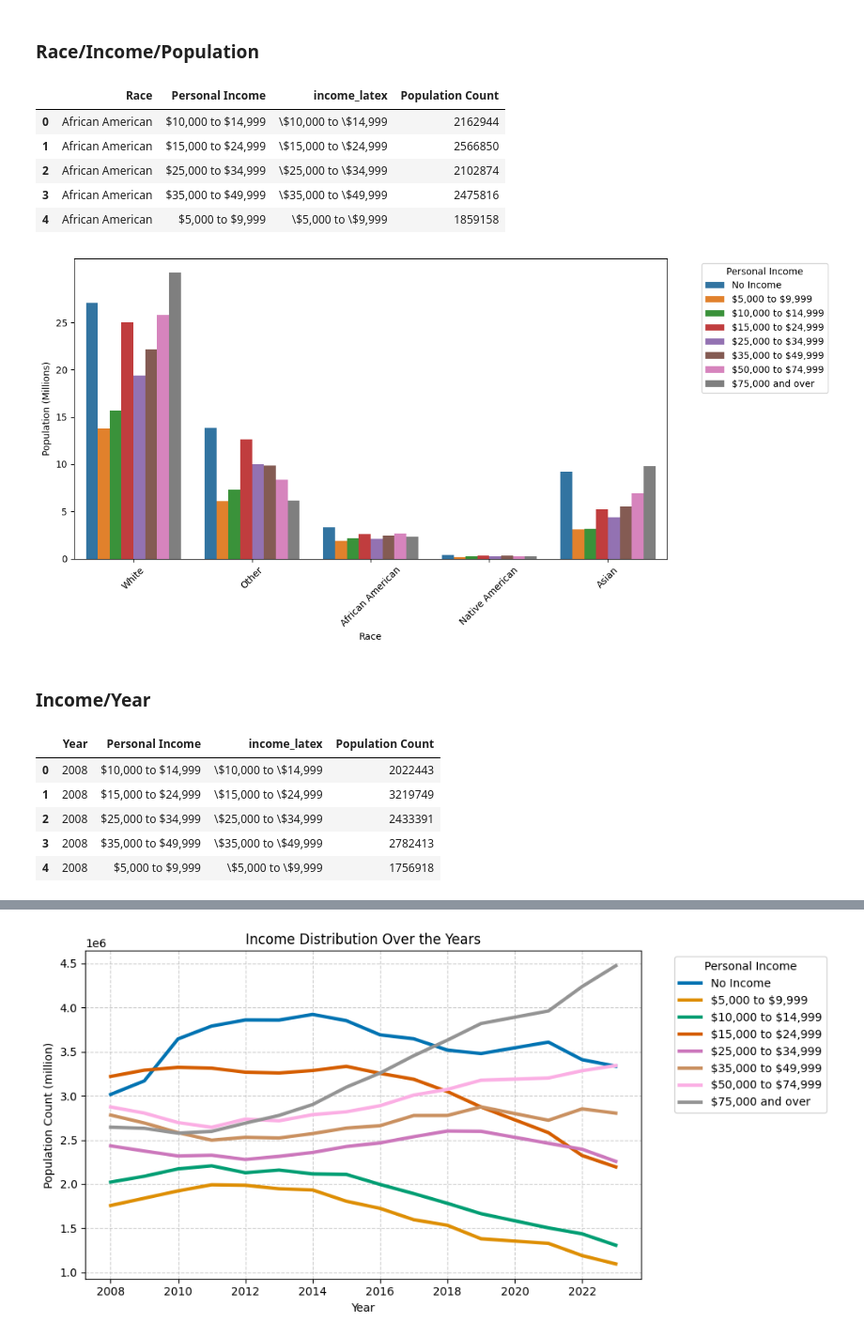
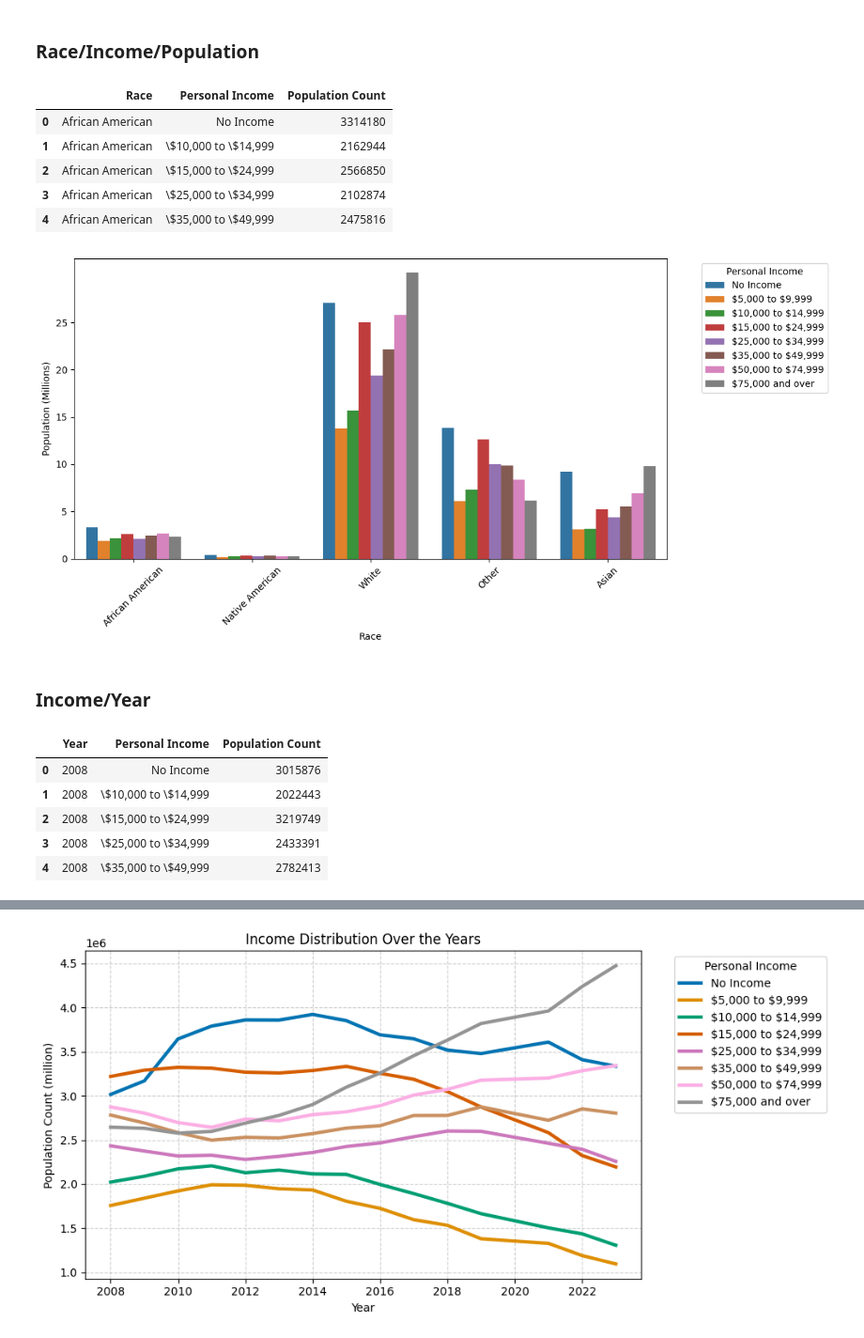
Before and after one commit to ibrahimmkhalid/housing-crisis-california-project, a Jupyter notebook: 3_visualizations.ipynb, the cells around one changed output, grey strips where cells are left out. Shown: that part at 94% size. Saved outputs shown, nothing was run; the diff lists cells and outputs as text; code cells hidden in the pictures.

```diff
--- a/3_visualizations.ipynb
+++ b/3_visualizations.ipynb
@@ -15,3 +15,9 @@ data_paths = {
 ## Demographics
 # %% [markdown]
 #### Helper functions
+# %%
+df = pd.read_csv(data_paths["data.gov_personal_income"])
+df["Year"] = df["Year"].astype(int)
+df["Population Count"] = df["Population Count"].apply(lambda x: x.replace(",", "")).astype(int)
+df["Personal Income"] = df["Personal Income"].apply(lambda x: x.replace("$", "\\$"))
+df.head()
@@ -23,15 +36,14 @@ def reorder_column(df, col, order):
 
 income_order = [
     "No Income",
-    "$5,000 to $9,999",
-    "$10,000 to $14,999",
-    "$15,000 to $24,999",
-    "$25,000 to $34,999",
-    "$35,000 to $49,999",
-    "$50,000 to $74,999",
-    "$75,000 and over",
+    "\\$5,000 to \\$9,999",
+    "\\$10,000 to \\$14,999",
+    "\\$15,000 to \\$24,999",
+    "\\$25,000 to \\$34,999",
+    "\\$35,000 to \\$49,999",
+    "\\$50,000 to \\$74,999",
+    "\\$75,000 and over",
 ]
-income_order_latex = [str(x).replace("$", "\\$") for x in income_order]
 
 edu_order = [
     "No high school diploma",
@@ -39,9 +51,3 @@ edu_order = [
     "Some college, less than 4-yr degree",
     "Bachelor's degree or higher",
 ]
-# %%
-df = pd.read_csv(data_paths["data.gov_personal_income"])
-df["Year"] = df["Year"].astype(int)
-df["Population Count"] = df["Population Count"].apply(lambda x: x.replace(",", "")).astype(int)
-df["income_latex"] = df["Personal Income"].apply(lambda x: x.replace("$", "\\$"))
-df.head()
@@ -267,43 +266,43 @@ rip_df = (
         & (df["Educational Attainment"] != "Children under 15")
     ]
     .drop(columns=["Year", "Age", "Gender", "Educational Attainment"])
-    .groupby(["Race", "Personal Income", "income_latex"])
+    .groupby(["Race", "Personal Income"])
     .sum()
     .reset_index()
     .copy()
 )
 rip_df.head()
 # %% [output]
-|  | Race | Personal Income | income_latex | Population Count |
-| 0 | African American | $10,000 to $14,999 | \$10,000 to \$14,999 | 2162944 |
-| 1 | African American | $15,000 to $24,999 | \$15,000 to \$24,999 | 2566850 |
-| 2 | African American | $25,000 to $34,999 | \$25,000 to \$34,999 | 2102874 |
-| 3 | African American | $35,000 to $49,999 | \$35,000 to \$49,999 | 2475816 |
-| 4 | African American | $5,000 to $9,999 | \$5,000 to \$9,999 | 1859158 |
+|  | Race | Personal Income | Population Count |
+| 0 | African American | No Income | 3314180 |
+| 1 | African American | \$10,000 to \$14,999 | 2162944 |
+| 2 | African American | \$15,000 to \$24,999 | 2566850 |
+| 3 | African American | \$25,000 to \$34,999 | 2102874 |
+| 4 | African American | \$35,000 to \$49,999 | 2475816 |
 # %%
 rip_df = reorder_column(rip_df, "Personal Income", income_order)
 # %%
 plt.figure(figsize=(12, 6))
 sns.barplot(
     data=rip_df,
     x="Race",
     y="Population Count",
-    hue="income_latex",
-    hue_order=income_order_latex,
+    hue="Personal Income",
+    hue_order=income_order,
 )
 
 plt.xticks(rotation=45)
 plt.ylabel("Population (Millions)")
 plt.yticks(
     np.linspace(0, 25_000_000, 6),
     labels=[int(x) for x in np.linspace(0, 25, 6)]
 )
 
 plt.legend(bbox_to_anchor=(1.05, 1), loc='upper left', title="Personal Income")
 plt.tight_layout()
 plt.show()
 # %% [output]
-[figure, old version]
+[figure, new version]
 # %% [markdown]
 ### Income/Year
 # %%
@@ -314,19 +313,19 @@ iy_df = (
         & (df["Educational Attainment"] != "Children under 15")
     ]
     .drop(columns=["Gender", "Age", "Educational Attainment", "Race"])
-    .groupby(["Year", "Personal Income", "income_latex"])
+    .groupby(["Year", "Personal Income"])
     .sum()
     .reset_index()
     .copy()
 )
 iy_df.head()
 # %% [output]
-|  | Year | Personal Income | income_latex | Population Count |
-| 0 | 2008 | $10,000 to $14,999 | \$10,000 to \$14,999 | 2022443 |
-| 1 | 2008 | $15,000 to $24,999 | \$15,000 to \$24,999 | 3219749 |
-| 2 | 2008 | $25,000 to $34,999 | \$25,000 to \$34,999 | 2433391 |
-| 3 | 2008 | $35,000 to $49,999 | \$35,000 to \$49,999 | 2782413 |
-| 4 | 2008 | $5,000 to $9,999 | \$5,000 to \$9,999 | 1756918 |
+|  | Year | Personal Income | Population Count |
+| 0 | 2008 | No Income | 3015876 |
+| 1 | 2008 | \$10,000 to \$14,999 | 2022443 |
+| 2 | 2008 | \$15,000 to \$24,999 | 3219749 |
+| 3 | 2008 | \$25,000 to \$34,999 | 2433391 |
+| 4 | 2008 | \$35,000 to \$49,999 | 2782413 |
 # %%
 iy_df = reorder_column(iy_df, "Personal Income", income_order)
 iy_df = iy_df.sort_values(["Year", "Personal Income"])
```
Also changed, not shown: parts of 10 cells of this notebook.
